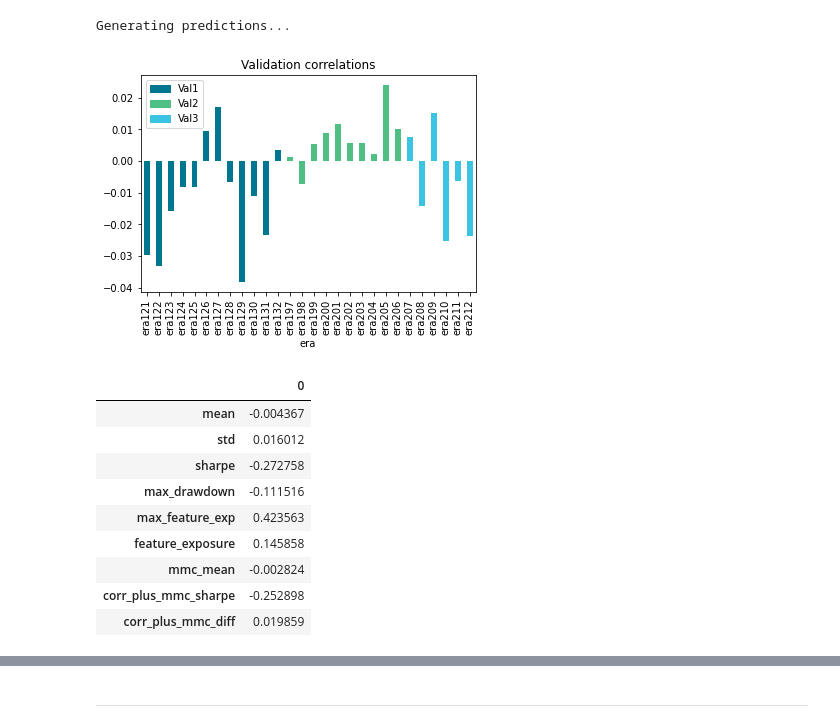
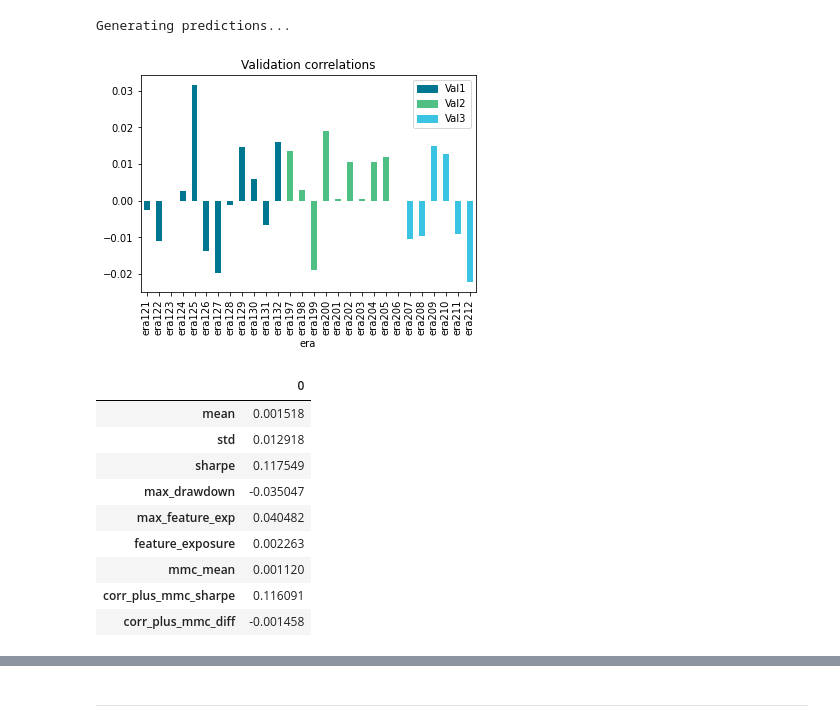
Before and after one commit to councilofelders/numereval, a Jupyter notebook: examples/evaluating_numereval.ipynb, the cells around one changed output, grey strips where cells are left out. Drawn from its saved outputs; the diff is of its cells as text; code cells hidden in the pictures.

Commit message:
Fixed KeyError: 'prediction'

```diff
--- a/examples/evaluating_numereval.ipynb
+++ b/examples/evaluating_numereval.ipynb
@@ -109,20 +91,21 @@ Generating predictions...
 # %%
 from numereval import numereval
 # %%
+validation_data = tournament_data[tournament_data.data_type=="validation"]
 numereval.diagnostics(validation_data, plot=True,
-                                example_preds_loc="/content/numerai_dataset_244/example_predictions.csv")
+                                example_preds_loc=f"/content/numerai_dataset_{latest_round}/example_predictions.csv")
 # %% [output]
-[figure, old version]
+[figure, new version]
 |  | 0 |
-| mean | -0.004367 |
-| std | 0.016012 |
-| sharpe | -0.272758 |
-| max_drawdown | -0.111516 |
-| max_feature_exp | 0.423563 |
-| feature_exposure | 0.145858 |
-| mmc_mean | -0.002824 |
-| corr_plus_mmc_sharpe | -0.252898 |
-| corr_plus_mmc_diff | 0.019859 |
+| mean | 0.001518 |
+| std | 0.012918 |
+| sharpe | 0.117549 |
+| max_drawdown | -0.035047 |
+| max_feature_exp | 0.040482 |
+| feature_exposure | 0.002263 |
+| mmc_mean | 0.001120 |
+| corr_plus_mmc_sharpe | 0.116091 |
+| corr_plus_mmc_diff | -0.001458 |
 # %%
 numereval.evaluate(training_data, plot=True, feature_exposure=True)
 # %% [output]
```
Also changed, not shown: parts of 6 cells of this notebook.
